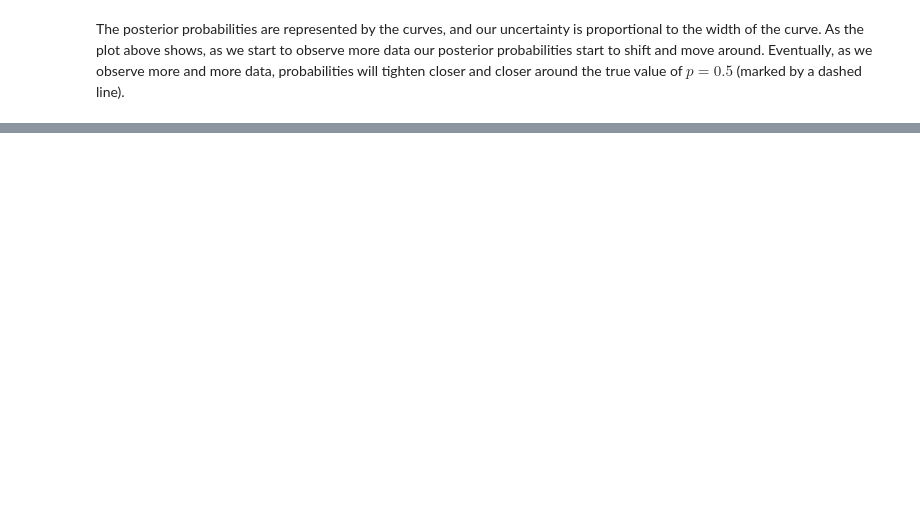
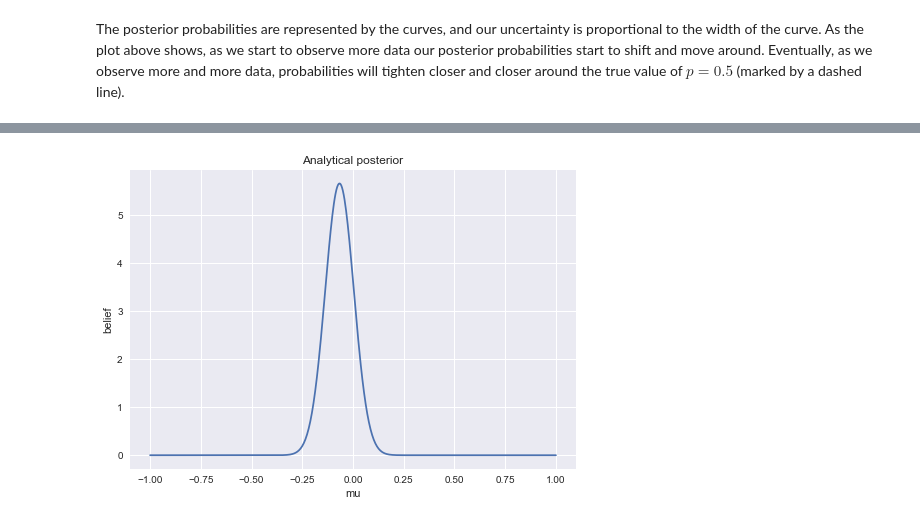
Before and after one commit to rmania/datascience, a Jupyter notebook: ubc_ml/Bayesian_learning.ipynb, the cells around one changed output, grey strips where cells are left out. Cells and saved outputs as stored; diff of their text form; code cells hidden in the pictures; blank space fills up the shorter version.

```diff
--- a/ubc_ml/Bayesian_learning.ipynb
+++ b/ubc_ml/Bayesian_learning.ipynb
@@ -244,0 +278,15 @@ The posterior probabilities are represented by the curves, and our uncertainty i
+# %%
+def calc_posterior_analytical(data, x, mu_0, sigma_0):
+    sigma = 1
+    n = len(data)
+    mu_post = (mu_0 / sigma_0**2 + data.sum() / sigma**2) / (1. / sigma_0**2 + n / sigma**2)
+    sigma_post = (1. / sigma_0**2 + n / sigma**2)**-1
+    return norm(mu_post, np.sqrt(sigma_post)).pdf(x)
+# %%
+x = np.linspace(-1, 1, 500)
+posterior_analytical = calc_posterior_analytical(data, x, 0., 1.)
+plt.plot(x, posterior_analytical)
+plt.xlabel('mu');plt.ylabel('belief');plt.title('Analytical posterior')
+sns.despine()
+# %% [output]
+[figure, added]
```
Also changed, not shown: parts of 31 cells of this notebook.
